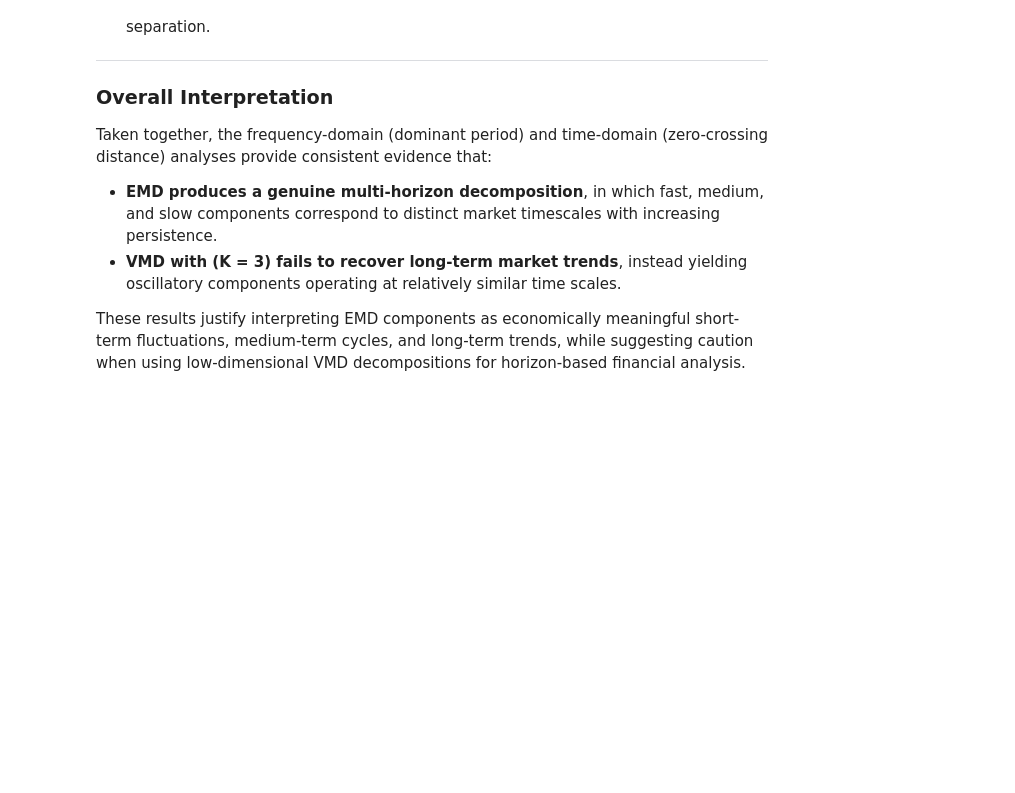
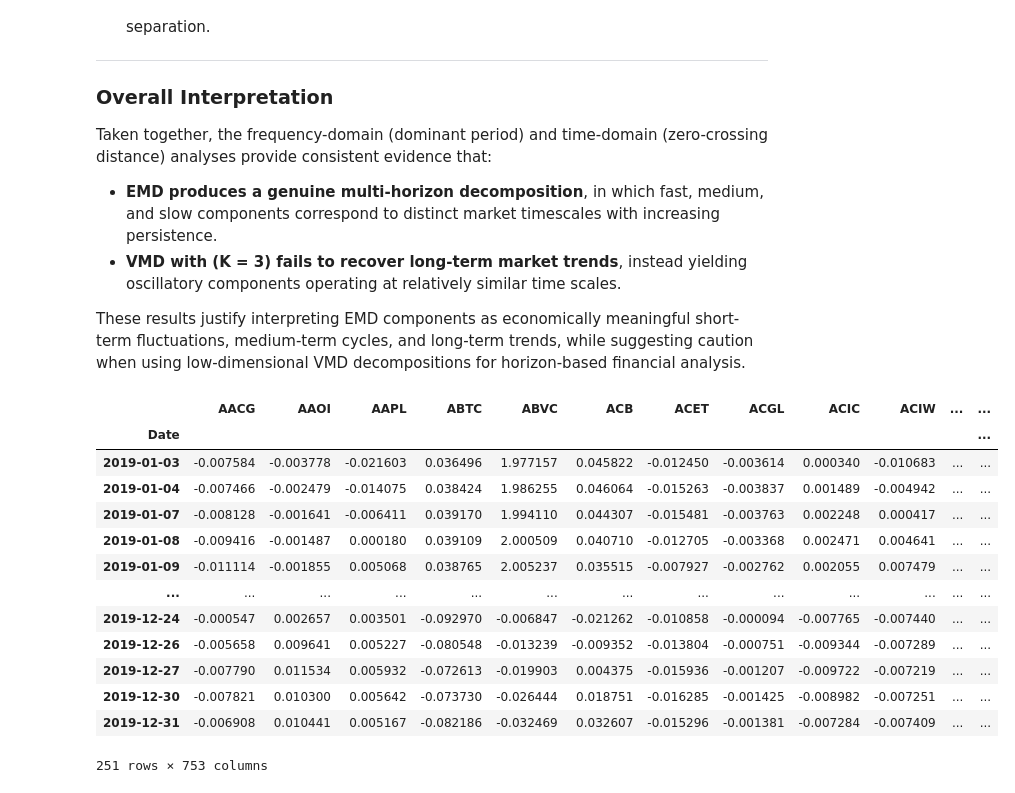
Before and after one commit to gustavoroque97/paper-financial-graph, a Jupyter notebook: code/modes/modes.ipynb, the cells around one changed output. Cells and saved outputs as stored; diff of their text form; code cells hidden in the pictures; blank space fills up the shorter version.

```diff
--- a/code/modes/modes.ipynb
+++ b/code/modes/modes.ipynb
@@ -184,3 +186,21 @@ Taken together, the frequency-domain (dominant period) and time-domain (zero-cro
 - **VMD with \(K = 3\) fails to recover long-term market trends**, instead yielding oscillatory components operating at relatively similar time scales.
 
 These results justify interpreting EMD components as economically meaningful short-term fluctuations, medium-term cycles, and long-term trends, while suggesting caution when using low-dimensional VMD decompositions for horizon-based financial analysis.
+# %%
+# Save
+medium_emd
+# %% [output]
+|  | AACG | AAOI | AAPL | ABTC | ABVC | ACB | ACET | ACGL | ACIC | ACIW | ... | ... |
+| Date |  |  |  |  |  |  |  |  |  |  |  | ... |
+| 2019-01-03 | -0.007584 | -0.003778 | -0.021603 | 0.036496 | 1.977157 | 0.045822 | -0.012450 | -0.003614 | 0.000340 | -0.010683 | ... | ... |
+| 2019-01-04 | -0.007466 | -0.002479 | -0.014075 | 0.038424 | 1.986255 | 0.046064 | -0.015263 | -0.003837 | 0.001489 | -0.004942 | ... | ... |
+| 2019-01-07 | -0.008128 | -0.001641 | -0.006411 | 0.039170 | 1.994110 | 0.044307 | -0.015481 | -0.003763 | 0.002248 | 0.000417 | ... | ... |
+| 2019-01-08 | -0.009416 | -0.001487 | 0.000180 | 0.039109 | 2.000509 | 0.040710 | -0.012705 | -0.003368 | 0.002471 | 0.004641 | ... | ... |
+| 2019-01-09 | -0.011114 | -0.001855 | 0.005068 | 0.038765 | 2.005237 | 0.035515 | -0.007927 | -0.002762 | 0.002055 | 0.007479 | ... | ... |
+| ... | ... | ... | ... | ... | ... | ... | ... | ... | ... | ... | ... | ... |
+| 2019-12-24 | -0.000547 | 0.002657 | 0.003501 | -0.092970 | -0.006847 | -0.021262 | -0.010858 | -0.000094 | -0.007765 | -0.007440 | ... | ... |
+| 2019-12-26 | -0.005658 | 0.009641 | 0.005227 | -0.080548 | -0.013239 | -0.009352 | -0.013804 | -0.000751 | -0.009344 | -0.007289 | ... | ... |
+| 2019-12-27 | -0.007790 | 0.011534 | 0.005932 | -0.072613 | -0.019903 | 0.004375 | -0.015936 | -0.001207 | -0.009722 | -0.007219 | ... | ... |
+| 2019-12-30 | -0.007821 | 0.010300 | 0.005642 | -0.073730 | -0.026444 | 0.018751 | -0.016285 | -0.001425 | -0.008982 | -0.007251 | ... | ... |
+| 2019-12-31 | -0.006908 | 0.010441 | 0.005167 | -0.082186 | -0.032469 | 0.032607 | -0.015296 | -0.001381 | -0.007284 | -0.007409 | ... | ... |
+251 rows × 753 columns
```
Also changed, not shown: parts of 5 cells of this notebook, 1 other file.
